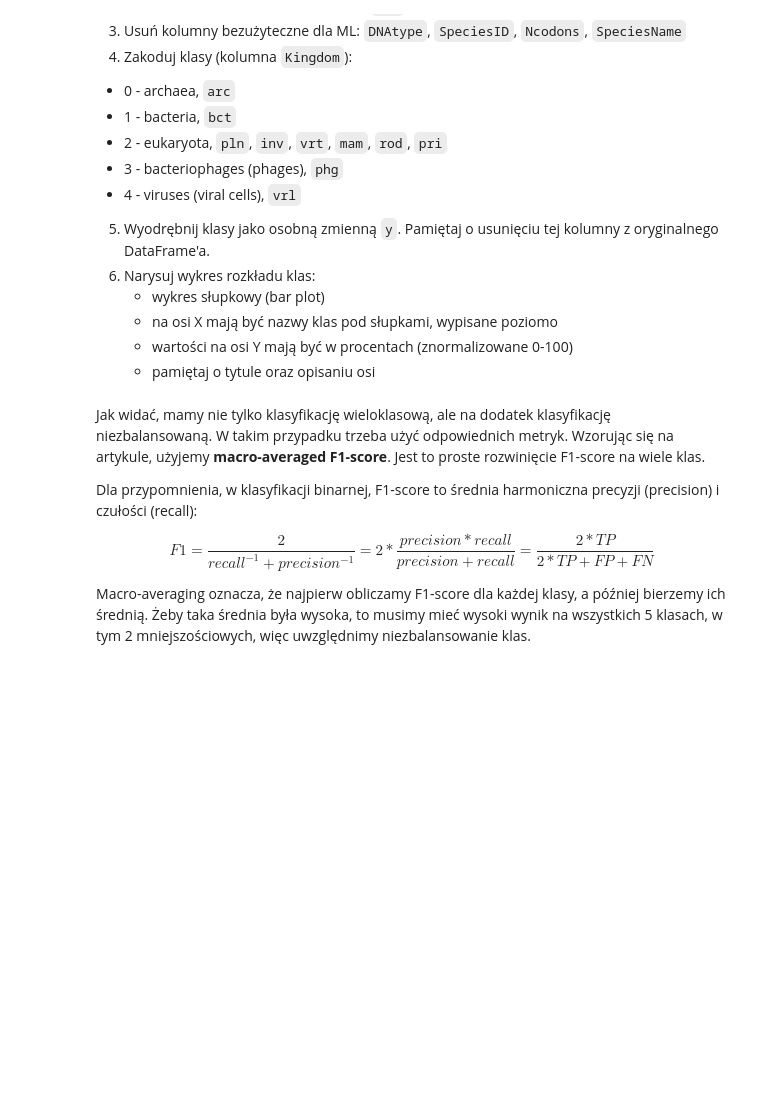
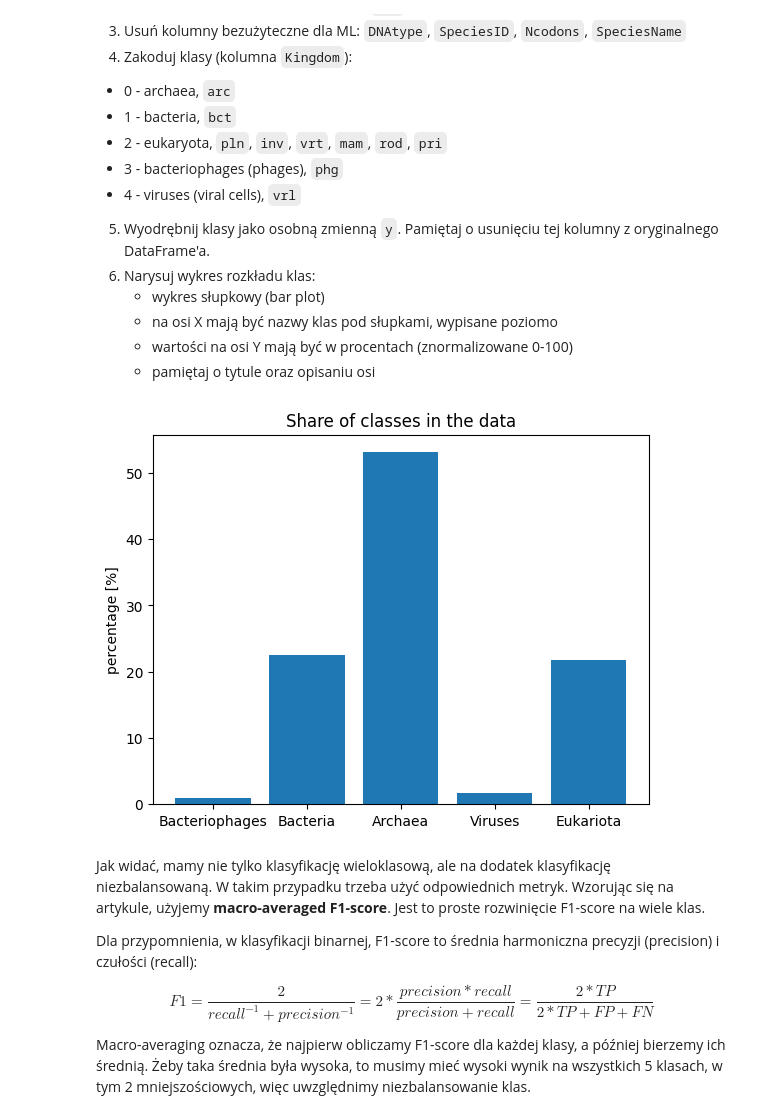
Before and after one commit to Wenszel/agh-machine-learning, a Jupyter notebook: 02_nearest_neighbors_models/notebook.ipynb, the cells around one changed output. Drawn from its saved outputs; the diff is of its cells as text; code cells hidden in the pictures; blank space fills up the shorter version.

```diff
--- a/02_nearest_neighbors_models/notebook.ipynb
+++ b/02_nearest_neighbors_models/notebook.ipynb
@@ -76,6 +126,40 @@ df.dtypes.head(20)
    - na osi X mają być nazwy klas pod słupkami, wypisane poziomo
    - wartości na osi Y mają być w procentach (znormalizowane 0-100)
    - pamiętaj o tytule oraz opisaniu osi
+# %%
+df = df.loc[df["Ncodons"] > 1000]
+df = df.loc[df["Kingdom"] != "plm"]
+df = df.drop(["DNAtype", "SpeciesID", "Ncodons", "SpeciesName"], axis=1)
+
+kingdom_mapping = {
+    "arc": 0,
+    "bct": 1,
+    "pln": 2, "inv": 2, "vrt": 2, "mam": 2, "rod": 2, "pri": 2,
+    "phg": 3,
+    "vrl": 4
+}
+
+df["Kingdom"] = df["Kingdom"].map(kingdom_mapping)
+Y = df["Kingdom"]
+X = df.drop(["Kingdom"], axis=1)
+# %%
+Y_value_counts = Y.value_counts() / Y.shape[0] * 100
+
+plt.bar(
+    Y_value_counts.index,
+    Y_value_counts.values,
+    align="center",
+)
+plt.title("Share of classes in the data")
+plt.xticks(
+    ticks=Y_value_counts.index,
+    labels=["Archaea", "Bacteria", "Eukariota", "Viruses", "Bacteriophages"]
+)
+plt.ylabel("percentage [%]")
+
+plt.show()
+# %% [output]
+[figure, added]
 # %% [markdown]
 Jak widać, mamy nie tylko klasyfikację wieloklasową, ale na dodatek klasyfikację niezbalansowaną. W takim przypadku trzeba użyć odpowiednich metryk. Wzorując się na artykule, użyjemy **macro-averaged F1-score**. Jest to proste rozwinięcie F1-score na wiele klas.
 
```
Also changed, not shown: parts of 4 cells of this notebook.
